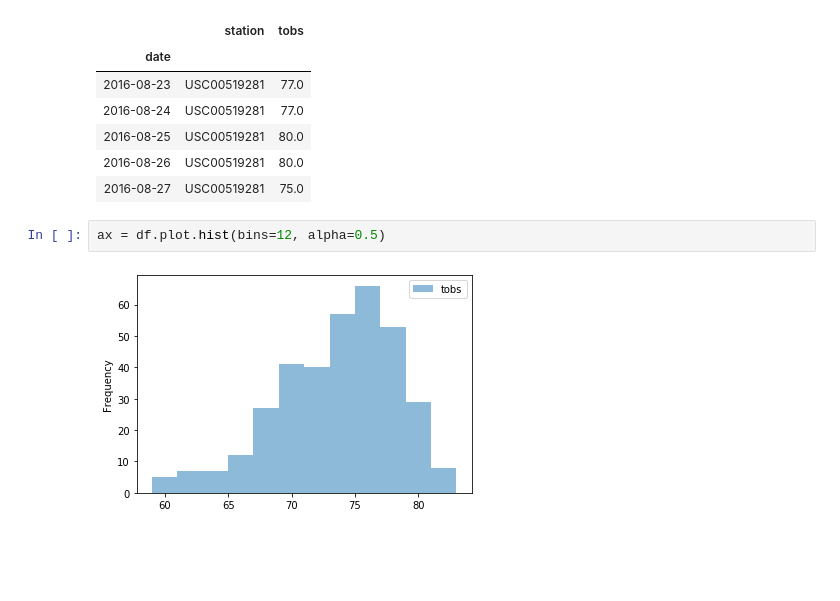
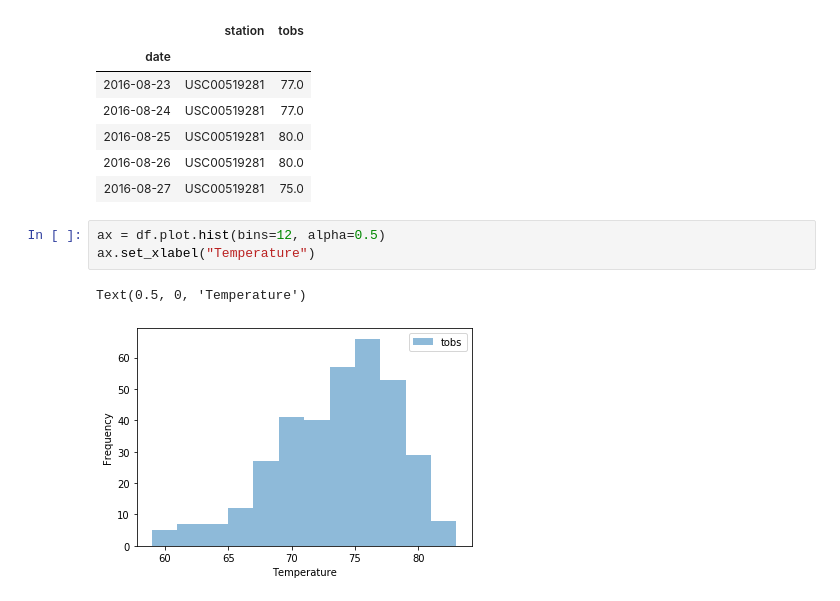
Before and after one commit to tduongas/sqlalchemy-challenge, a Jupyter notebook: climate_starter.ipynb, the cells around one changed output. Saved outputs shown, nothing was run; the diff lists cells and outputs as text; blank space fills up the shorter version.

```diff
--- a/climate_starter.ipynb
+++ b/climate_starter.ipynb
@@ -274,5 +308,7 @@ df.head(5)
 | 2016-08-27 | USC00519281 | 75.0 |
 # %%
 ax = df.plot.hist(bins=12, alpha=0.5)
+ax.set_xlabel("Temperature")
 # %% [output]
+Text(0.5, 0, 'Temperature')
-[figure, old version]
+[figure, new version]
```
Also changed, not shown: parts of 3 cells of this notebook, 1 other file.
